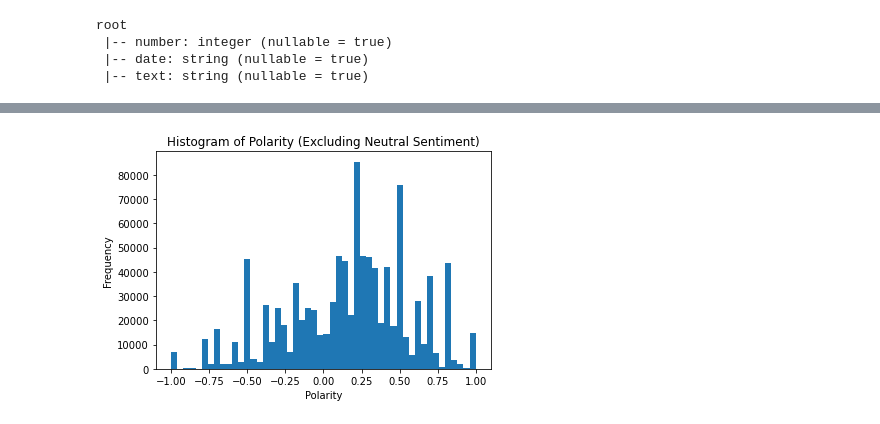
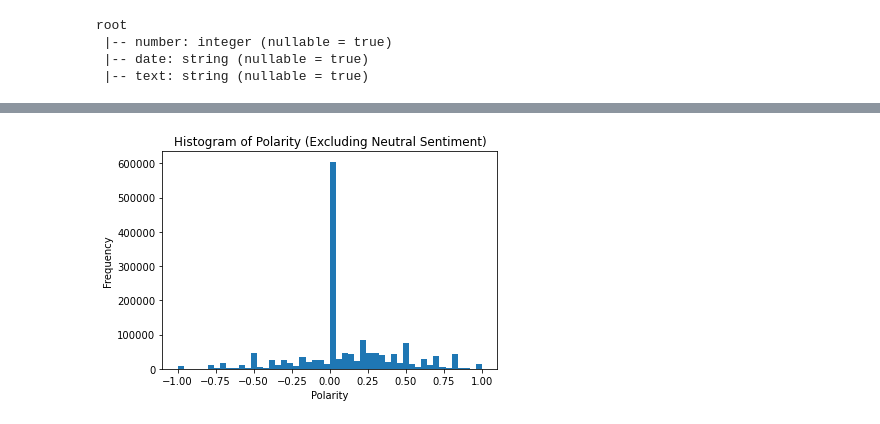
Before and after one commit to hmmtuslu/CA2-SEMESTER2, a Jupyter notebook: CA2 SEM-2.ipynb, the cells around one changed output, grey strips where cells are left out. Drawn from its saved outputs; the diff is of its cells as text; code cells hidden in the pictures.

```diff
--- a/CA2 SEM-2.ipynb
+++ b/CA2 SEM-2.ipynb
@@ -278,12 +274,12 @@ only showing top 20 rows
 import matplotlib.pyplot as plt
 %matplotlib inline
 # %%
-processed_data = df.filter(df["polarity"] != 0.0).select("polarity").toPandas()
+processed_data = df.select("polarity").toPandas()
 
 plt.hist(processed_data["polarity"], bins=50)
 plt.xlabel("Polarity")
 plt.ylabel("Frequency")
 plt.title("Histogram of Polarity (Excluding Neutral Sentiment)")
 plt.show()
 # %% [output]
-[figure, old version]
+[figure, new version]
```
Also changed, not shown: parts of 14 cells of this notebook.
